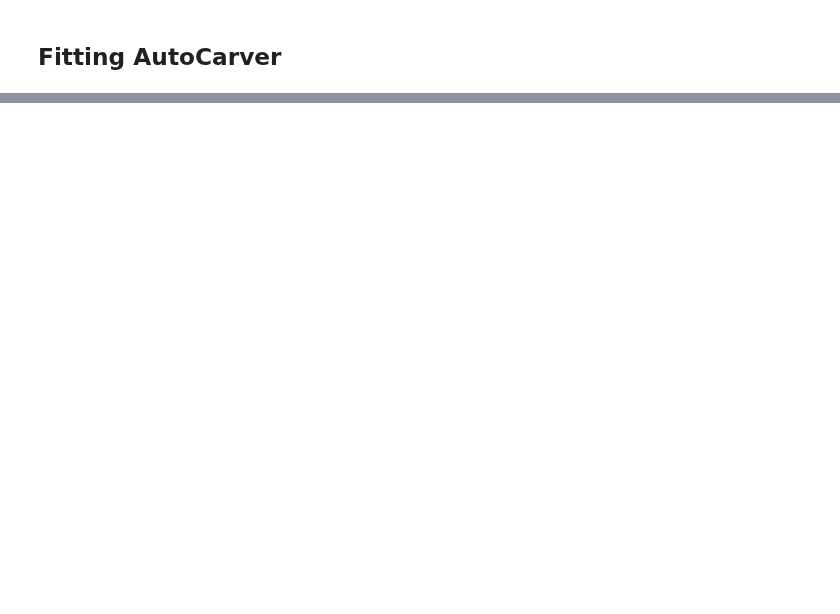
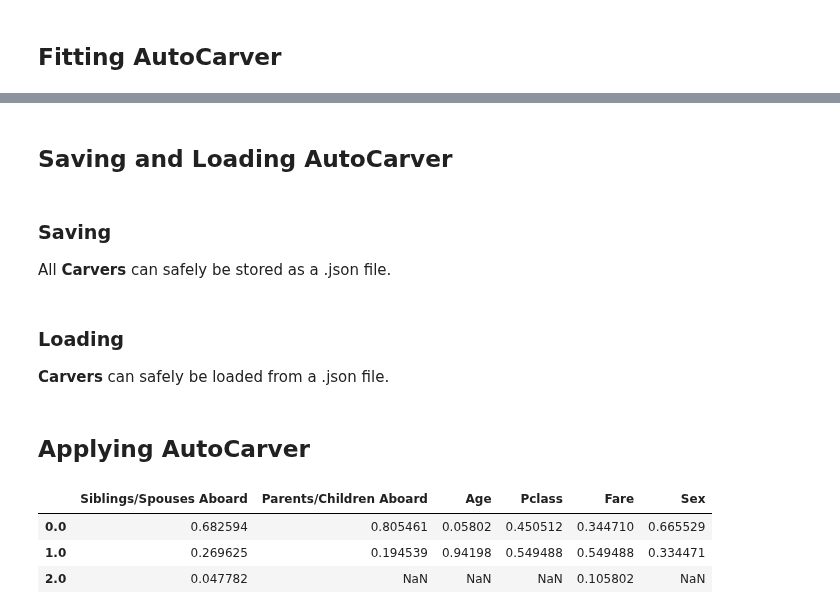
Before and after one commit to mdefrance/AutoCarver, a Jupyter notebook: docs/source/examples/BinaryClassification/binary_classification_example.ipynb, the cells around one changed output, grey strips where cells are left out. Drawn from its saved outputs; the diff is of its cells as text; code cells hidden in the pictures; blank space fills up the shorter version.

```diff
--- a/docs/source/examples/BinaryClassification/binary_classification_example.ipynb
+++ b/docs/source/examples/BinaryClassification/binary_classification_example.ipynb
@@ -297,0 +302,35 @@ X_dev distribution
+# %% [markdown]
+## Saving and Loading AutoCarver
+# %% [markdown]
+### Saving
+
+All **Carvers** can safely be stored as a .json file.
+# %%
+import json
+
+# storing as json file
+with open('binay_carver.json', 'w') as my_carver_json:
+    json.dump(auto_carver.to_json(), my_carver_json)
+# %% [markdown]
+### Loading
+
+**Carvers** can safely be loaded from a .json file.
+# %%
+import json
+
+from AutoCarver import load_carver
+
+# loading json file
+with open('binay_carver.json', 'r') as my_carver_json:
+    auto_carver = load_carver(json.load(my_carver_json))
+# %% [markdown]
+## Applying AutoCarver
+# %%
+dev_set_processed = auto_carver.transform(dev_set)
+# %%
+dev_set_processed[auto_carver.features].apply(lambda u: u.value_counts(dropna=False, normalize=True))
+# %% [output]
+|  | Siblings/Spouses Aboard | Parents/Children Aboard | Age | Pclass | Fare | Sex |
+| 0.0 | 0.682594 | 0.805461 | 0.05802 | 0.450512 | 0.344710 | 0.665529 |
+| 1.0 | 0.269625 | 0.194539 | 0.94198 | 0.549488 | 0.549488 | 0.334471 |
+| 2.0 | 0.047782 | NaN | NaN | NaN | 0.105802 | NaN |
```
Also changed, not shown: parts of 24 cells of this notebook, 24 other files.
